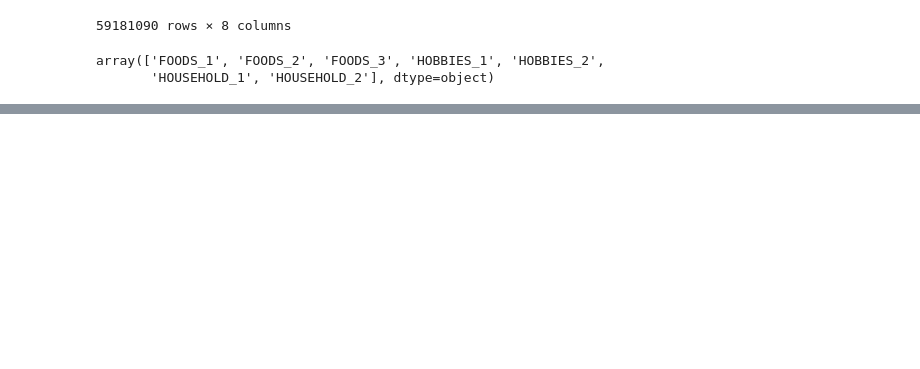
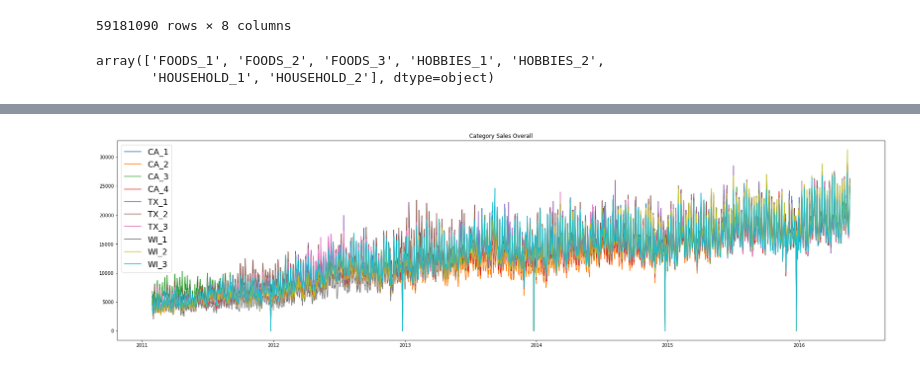
Before and after one commit to yoheita/Springboard, a Jupyter notebook: Capstone Project 2/Draft/Capstone_Project_Data_Review.ipynb, the cells around one changed output, grey strips where cells are left out. Saved outputs shown, nothing was run; the diff lists cells and outputs as text; code cells hidden in the pictures; blank space fills up the shorter version.

```diff
--- a/Capstone Project 2/Draft/Capstone_Project_Data_Review.ipynb
+++ b/Capstone Project 2/Draft/Capstone_Project_Data_Review.ipynb
@@ -54,6 +54,8 @@ import seaborn as sns
 
 data_CA = data_melt_and_ids.loc[data_melt_and_ids['state_id'] == 'CA']
 data_TX = data_melt_and_ids.loc[data_melt_and_ids['state_id'] == 'TX']
-data_CA = data_melt_and_ids.loc[data_melt_and_ids['state_id'] == 'CA']
+data_WI = data_melt_and_ids.loc[data_melt_and_ids['state_id'] == 'WI']
+data_Overall_State = data_melt_and_ids.groupby(['Date','state_id'])['Daily_total_sales'].sum().unstack()
+data_Overall_Store = data_melt_and_ids.groupby(['Date','store_id'])['Daily_total_sales'].sum().unstack()
 # %%
 total_sales_by_store_CA = data_CA.groupby(['Date','store_id'])['Daily_total_sales'].sum().unstack()
@@ -88,0 +102,8 @@ sns.lineplot(x = 'Date', y = 'Daily_total_sales',hue = 'store_id', data = data_m
+# %%
+plt.figure(figsize=(30, 8))
+plt.plot(data_Overall_Store)
+plt.legend(data_melt_and_ids['store_id'].unique(), prop ={'size':18})
+plt.title("Category Sales Overall")
+plt.show()
+# %% [output]
+[figure, added]
```
Also changed, not shown: parts of 16 cells of this notebook.
